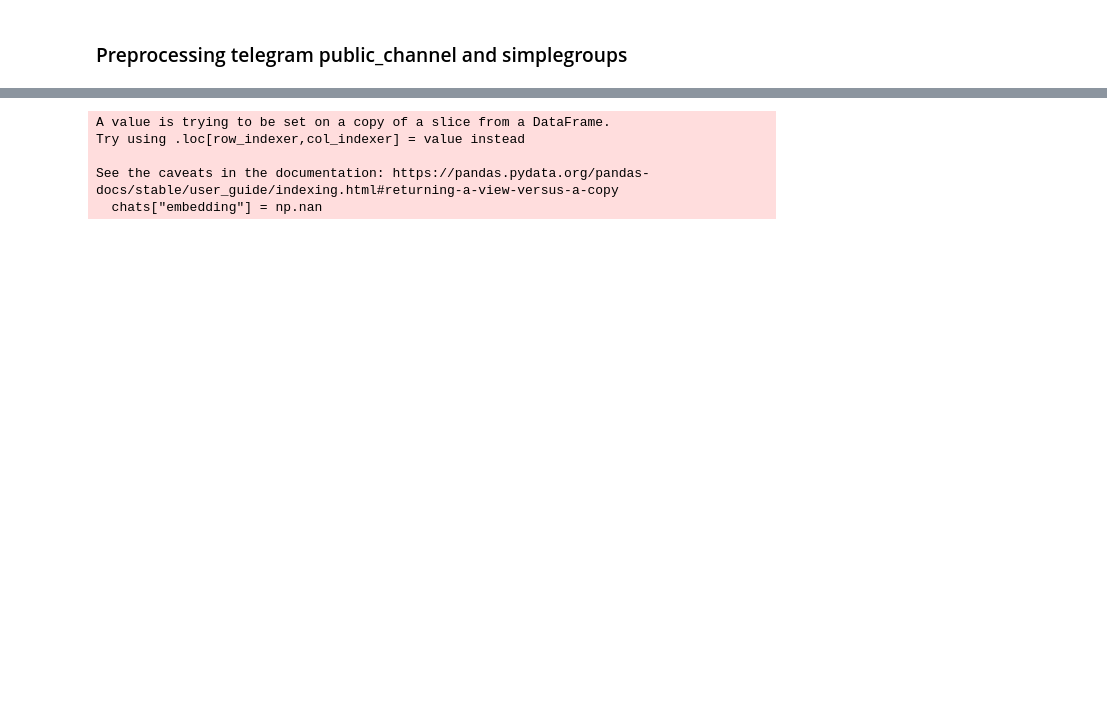
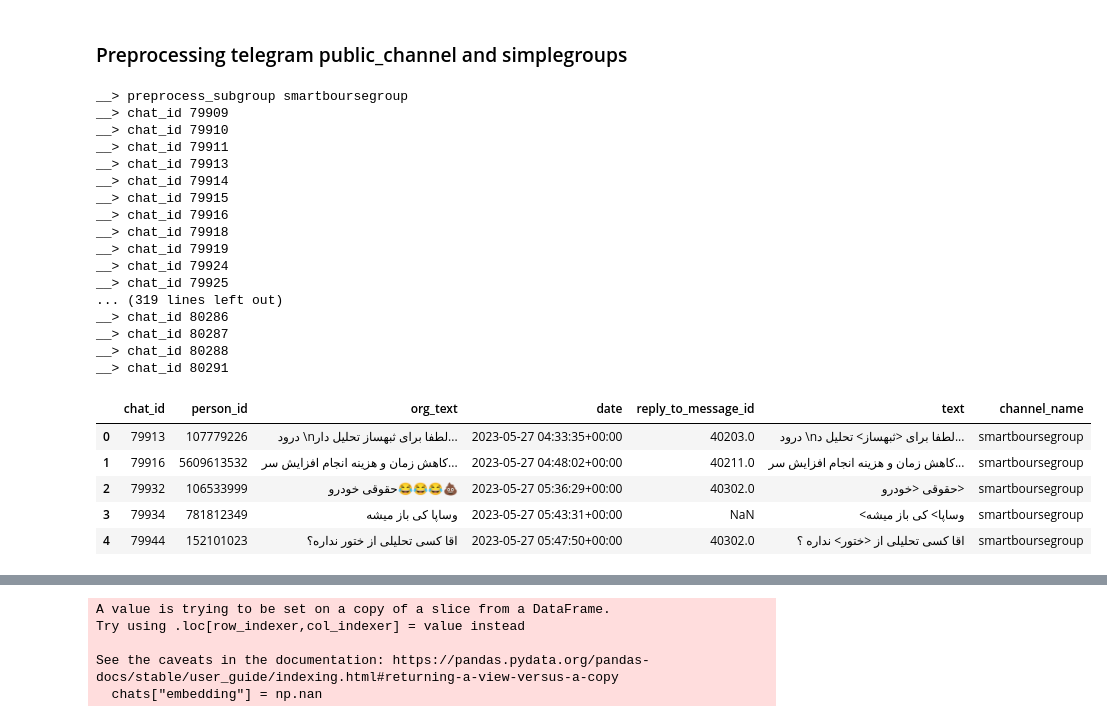
Before and after one commit to armachino/stock_chanell_nlp, a Jupyter notebook: ChatExport_2023-04-25 (1)/lab/Route_2.ipynb, the cells around one changed output, grey strips where cells are left out. Drawn from its saved outputs; the diff is of its cells as text; code cells hidden in the pictures; blank space fills up the shorter version.

```diff
--- a/ChatExport_2023-04-25 (1)/lab/Route_2.ipynb
+++ b/ChatExport_2023-04-25 (1)/lab/Route_2.ipynb
@@ -461,6 +549,60 @@ def preprocess_subgroup(data):
 # chat_list_2[0]
 # for index, row in df.iterrows():
 #     print(row['c1'], row['c2'])
+# %%
+# datafile_names =
+concatenated_data = pd.DataFrame()
+chats_path = "./data/chats_17may/"
+
+for community_name , chat_list in all_chat_list.items():
+# for json_file in os.listdir(chats_path):
+    # file = pd.read_csv("./data/"+json_file)
+    # df = pd.DataFrame()
+    # with open(chats_path + json_file, encoding="utf-8") as file:
+        # file = json.loads(file.read())
+        # df = pd.DataFrame(chat_list["messages"])
+        df = pd.DataFrame(preprocess_subgroup2(chat_list)["messages"])
+
+        df["channel_name"] = community_name
+        # df.set_index("channel_name",inplace=True)
+        concatenated_data = pd.concat([concatenated_data, df])
+
+        # if file["type"] == "public_supergroup":
+        #     df = pd.DataFrame(preprocess_subgroup(file)["messages"])
+        #     concatenated_data = pd.concat([concatenated_data, df])
+        # else:
+        #     df = pd.DataFrame(preprocess_chanell_group(file)["messages"])
+        #     concatenated_data = pd.concat([concatenated_data, df])
+
+concatenated_data = concatenated_data.reindex()
+concatenated_data.to_csv("./data/concatenated2.csv", index=False)
+concatenated_data.head()
+# concatenated_data.con
+# pd.to
+# %% [output]
+__> preprocess_subgroup smartboursegroup
+__> chat_id 79909
+__> chat_id 79910
+__> chat_id 79911
+__> chat_id 79913
+__> chat_id 79914
+__> chat_id 79915
+__> chat_id 79916
+__> chat_id 79918
+__> chat_id 79919
+__> chat_id 79924
+__> chat_id 79925
+... (319 lines left out)
+__> chat_id 80286
+__> chat_id 80287
+__> chat_id 80288
+__> chat_id 80291
+|  | chat_id | person_id | org_text | date | reply_to_message_id | text | channel_name |
+| 0 | 79913 | 107779226 | درود \nلطفا برای ثبهساز تحلیل دار... | 2023-05-27 04:33:35+00:00 | 40203.0 | درود \nلطفا برای <ثبهساز> تحلیل د... | smartboursegroup |
+| 1 | 79916 | 5609613532 | کاهش زمان و هزینه انجام افزایش سر... | 2023-05-27 04:48:02+00:00 | 40211.0 | کاهش زمان و هزینه انجام افزایش سر... | smartboursegroup |
+| 2 | 79932 | 106533999 | حقوقی خودرو😂😂😂💩 | 2023-05-27 05:36:29+00:00 | 40302.0 | حقوقی <خودرو> | smartboursegroup |
+| 3 | 79934 | 781812349 | وساپا کی باز میشه | 2023-05-27 05:43:31+00:00 | NaN | <وساپا> کی باز میشه | smartboursegroup |
+| 4 | 79944 | 152101023 | اقا کسی تحلیلی از ختور نداره؟ | 2023-05-27 05:47:50+00:00 | 40302.0 | اقا کسی تحلیلی از <ختور> نداره ؟ | smartboursegroup |
 # %%
 # datafile_names =
 concatenated_data = pd.DataFrame()
```
Also changed, not shown: parts of 39 cells of this notebook, 20 other files.
